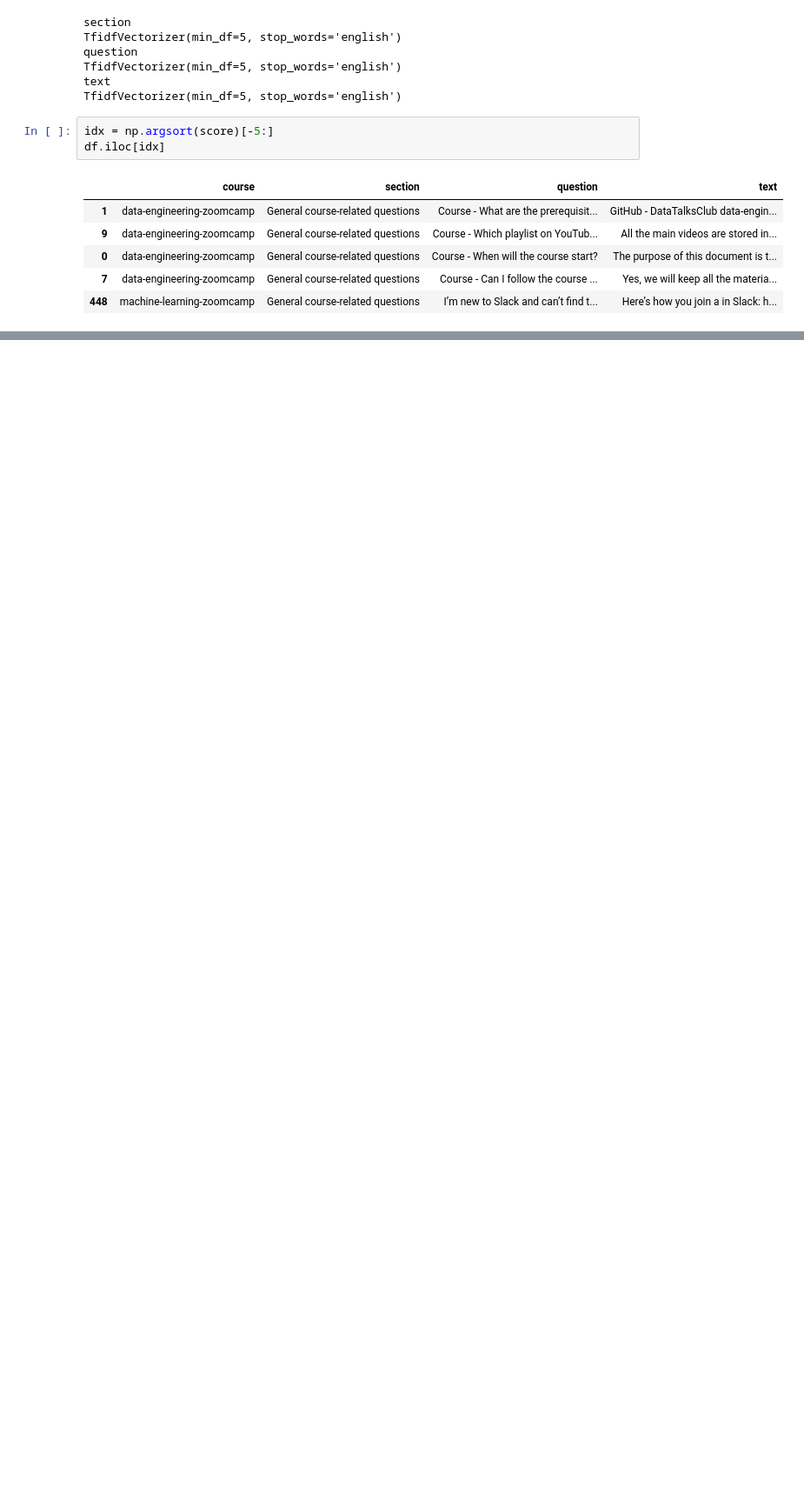
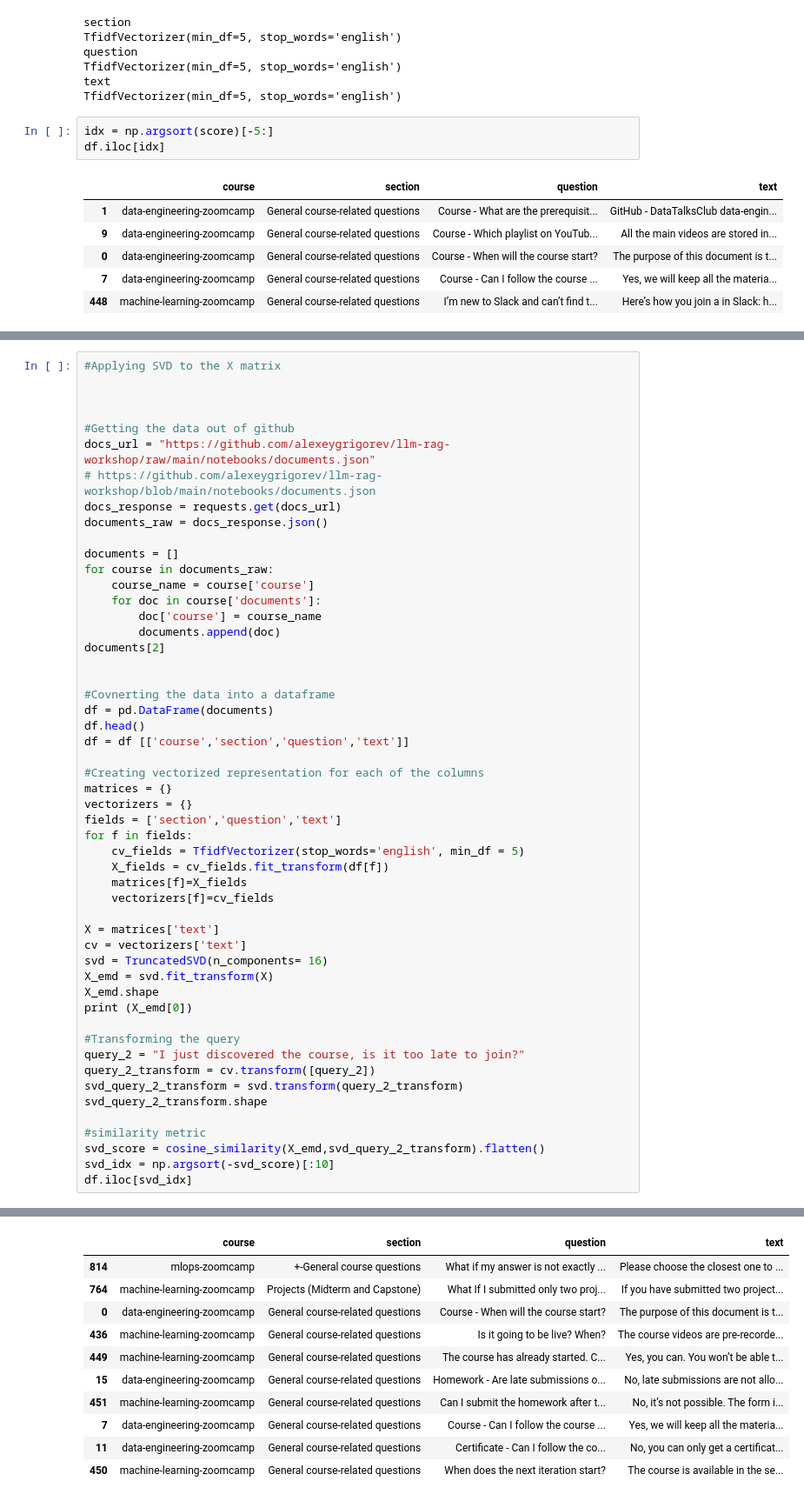
Before and after one commit to ArjunSridharkumar/toy-search-engine, a Jupyter notebook: create_search_engine.ipynb, the cells around one changed output, grey strips where cells are left out. Shown at 87% size. Cells and saved outputs as stored; diff of their text form; blank space fills up the shorter version.

Commit message:
commit_notebook

```diff
--- a/create_search_engine.ipynb
+++ b/create_search_engine.ipynb
@@ -329,0 +259,53 @@ from sklearn.decomposition import TruncatedSVD
+# %%
+#Applying SVD to the X matrix
+
+
+
+#Getting the data out of github
+docs_url = "https://github.com/alexeygrigorev/llm-rag-workshop/raw/main/notebooks/documents.json"
+# https://github.com/alexeygrigorev/llm-rag-workshop/blob/main/notebooks/documents.json
+docs_response = requests.get(docs_url)
+documents_raw = docs_response.json()
+
+documents = []
+for course in documents_raw:
+    course_name = course['course']
+    for doc in course['documents']:
+        doc['course'] = course_name
+        documents.append(doc)
+documents[2]
+
+
+#Covnerting the data into a dataframe
+df = pd.DataFrame(documents)
+df.head()
+df = df [['course','section','question','text']]
+
+#Creating vectorized representation for each of the columns
+matrices = {}
+vectorizers = {}
+fields = ['section','question','text']
+for f in fields:
+    cv_fields = TfidfVectorizer(stop_words='english', min_df = 5)
+    X_fields = cv_fields.fit_transform(df[f])
+    matrices[f]=X_fields
+    vectorizers[f]=cv_fields
+
+X = matrices['text']
+cv = vectorizers['text']
+svd = TruncatedSVD(n_components= 16)
+X_emd = svd.fit_transform(X)
+X_emd.shape
+print (X_emd[0])
+
+#Transforming the query
+query_2 = "I just discovered the course, is it too late to join?"
+query_2_transform = cv.transform([query_2])
+svd_query_2_transform = svd.transform(query_2_transform)
+svd_query_2_transform.shape
+
+#similarity metric
+svd_score = cosine_similarity(X_emd,svd_query_2_transform).flatten()
+svd_idx = np.argsort(-svd_score)[:10]
+df.iloc[svd_idx]
+# %% [output]
@@ -329,0 +315,11 @@ from sklearn.decomposition import TruncatedSVD
+|  | course | section | question | text |
+| 814 | mlops-zoomcamp | +-General course questions | What if my answer is not exactly ... | Please choose the closest one to ... |
+| 764 | machine-learning-zoomcamp | Projects (Midterm and Capstone) | What If I submitted only two proj... | If you have submitted two project... |
+| 0 | data-engineering-zoomcamp | General course-related questions | Course - When will the course start? | The purpose of this document is t... |
+| 436 | machine-learning-zoomcamp | General course-related questions | Is it going to be live? When? | The course videos are pre-recorde... |
+| 449 | machine-learning-zoomcamp | General course-related questions | The course has already started. C... | Yes, you can. You won’t be able t... |
+| 15 | data-engineering-zoomcamp | General course-related questions | Homework - Are late submissions o... | No, late submissions are not allo... |
+| 451 | machine-learning-zoomcamp | General course-related questions | Can I submit the homework after t... | No, it’s not possible. The form i... |
+| 7 | data-engineering-zoomcamp | General course-related questions | Course - Can I follow the course ... | Yes, we will keep all the materia... |
+| 11 | data-engineering-zoomcamp | General course-related questions | Certificate - Can I follow the co... | No, you can only get a certificat... |
+| 450 | machine-learning-zoomcamp | General course-related questions | When does the next iteration start? | The course is available in the se... |
```
Also changed, not shown: parts of 17 cells of this notebook.
